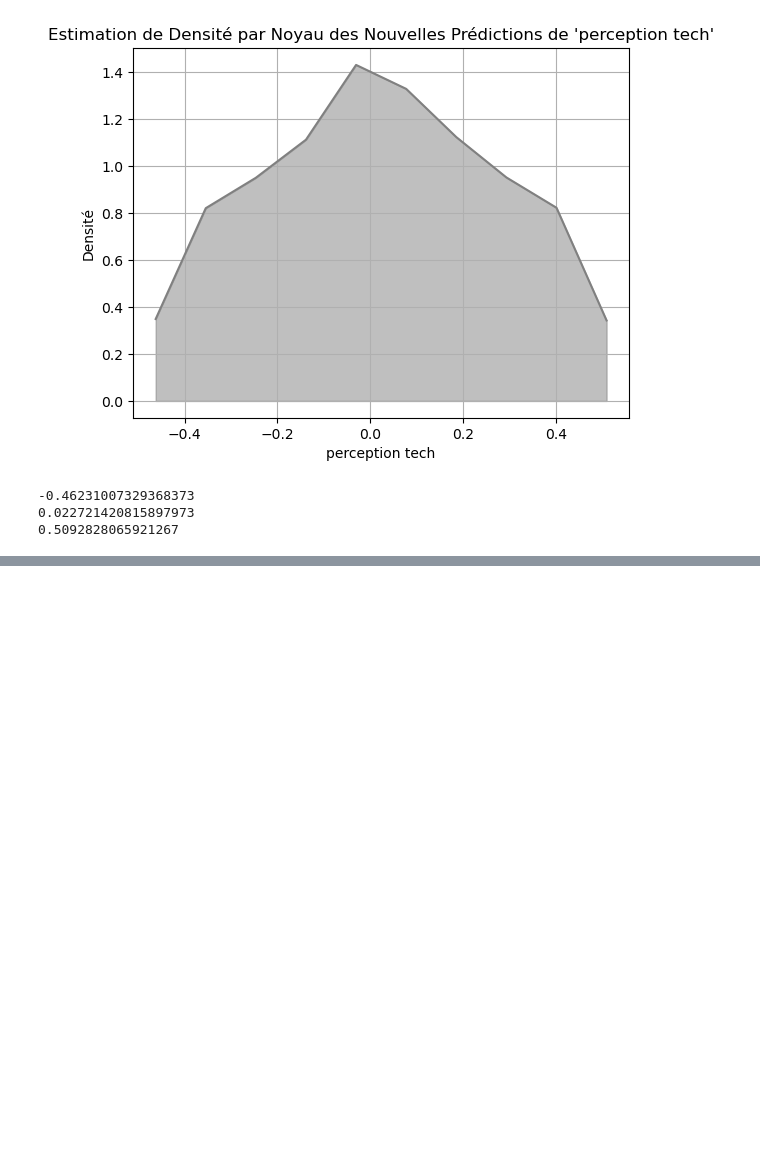
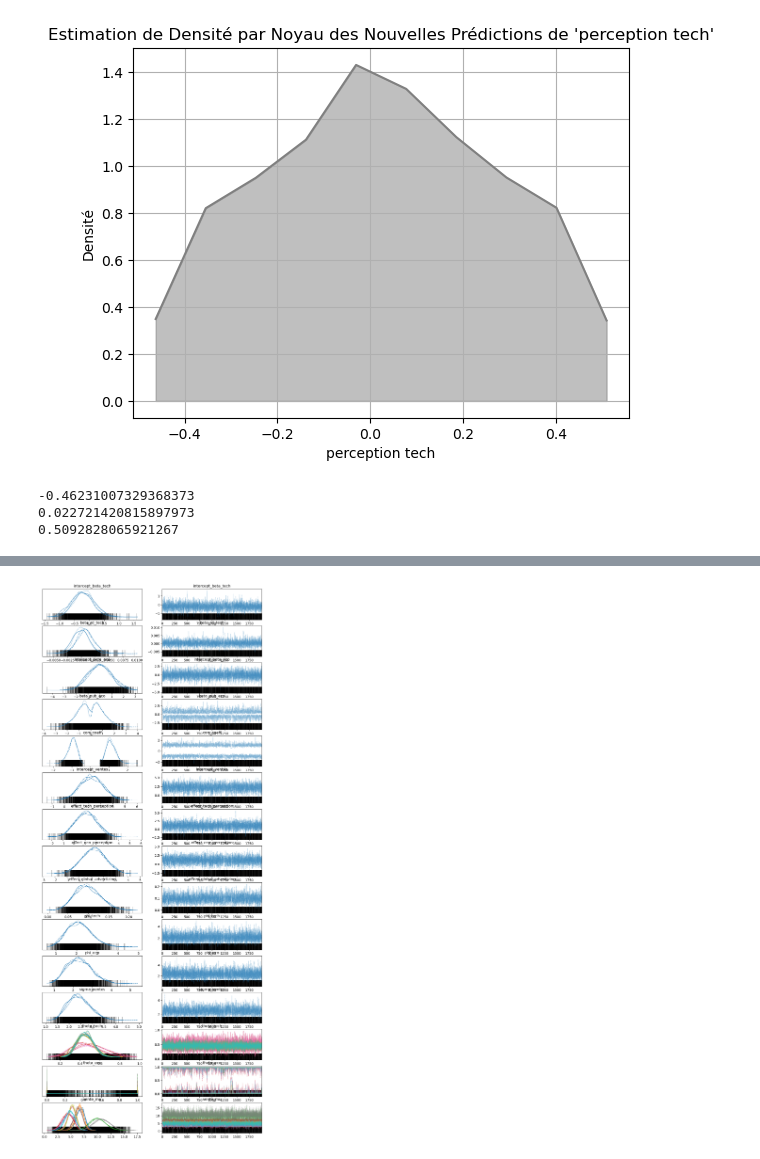
Before and after one commit to Amaury-Barra/bayesian_network, a Jupyter notebook: test_bayesian_network.ipynb, the cells around one changed output, grey strips where cells are left out. Drawn from its saved outputs; the diff is of its cells as text; code cells hidden in the pictures; blank space fills up the shorter version.

```diff
--- a/test_bayesian_network.ipynb
+++ b/test_bayesian_network.ipynb
@@ -338,0 +388,3 @@ print(diff_filtered.max())
+# %%
+with model:
+    idata = pm.sample(2000, tune=1000, return_inferencedata=True, random_seed=42)
@@ -338,0 +404,5 @@ print(diff_filtered.max())
+# %%
+az.plot_trace(idata)
+plt.show()
+# %% [output]
+[figure, added]
```
Also changed, not shown: parts of 16 cells of this notebook.
